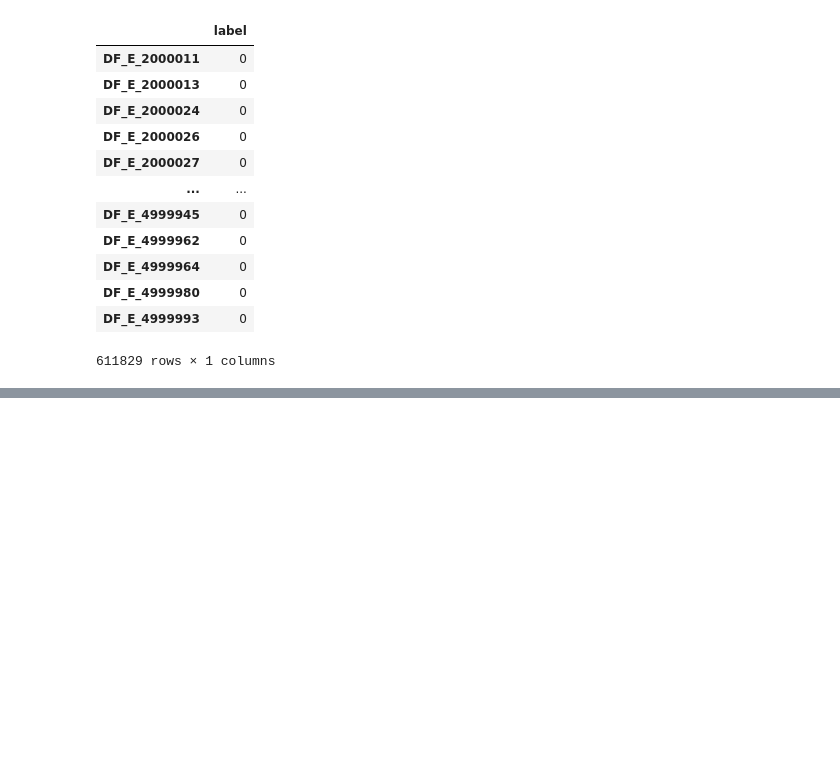
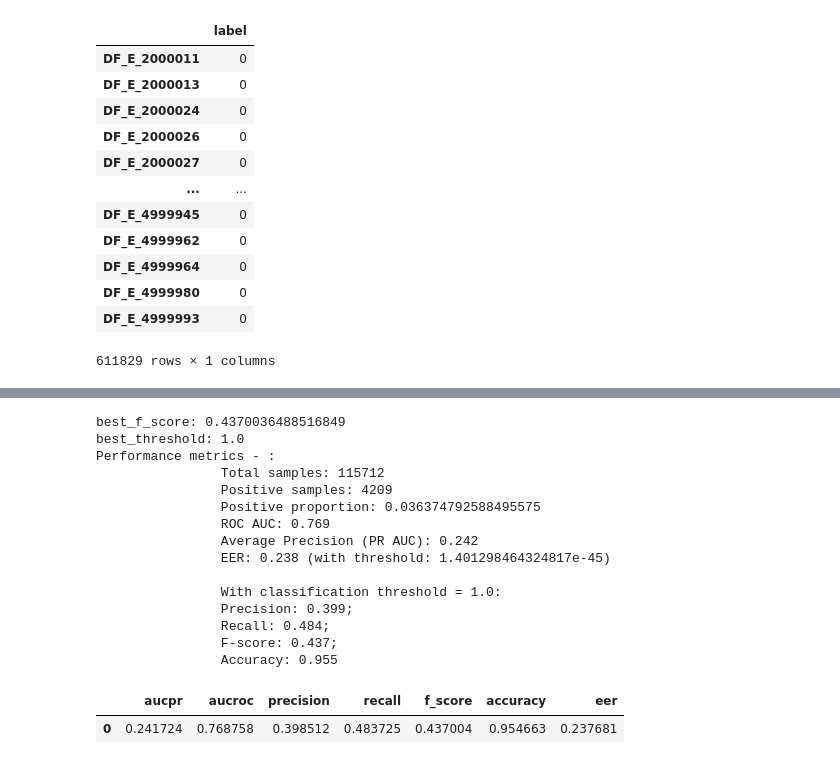
Before and after one commit to cassuci/adf-detector, a Jupyter notebook: autoencoder/eval.ipynb, the cells around one changed output, grey strips where cells are left out. Saved outputs shown, nothing was run; the diff lists cells and outputs as text; code cells hidden in the pictures; blank space fills up the shorter version.

```diff
--- a/autoencoder/eval.ipynb
+++ b/autoencoder/eval.ipynb
@@ -446,0 +449,21 @@ Performance metrics - :
+# %%
+evaluator.set_threshold(evaluator.get_best_threshold())
+evaluator.evaluate_binary_performance()
+# %% [output]
+best_f_score: 0.4370036488516849
+best_threshold: 1.0
+Performance metrics - :
+                Total samples: 115712
+                Positive samples: 4209
+                Positive proportion: 0.036374792588495575
+                ROC AUC: 0.769
+                Average Precision (PR AUC): 0.242
+                EER: 0.238 (with threshold: 1.401298464324817e-45)
+
+                With classification threshold = 1.0:
+                Precision: 0.399;
+                Recall: 0.484;
+                F-score: 0.437;
+                Accuracy: 0.955
+|  | aucpr | aucroc | precision | recall | f_score | accuracy | eer |
+| 0 | 0.241724 | 0.768758 | 0.398512 | 0.483725 | 0.437004 | 0.954663 | 0.237681 |
```
Also changed, not shown: parts of 6 cells of this notebook, 2 other files.
